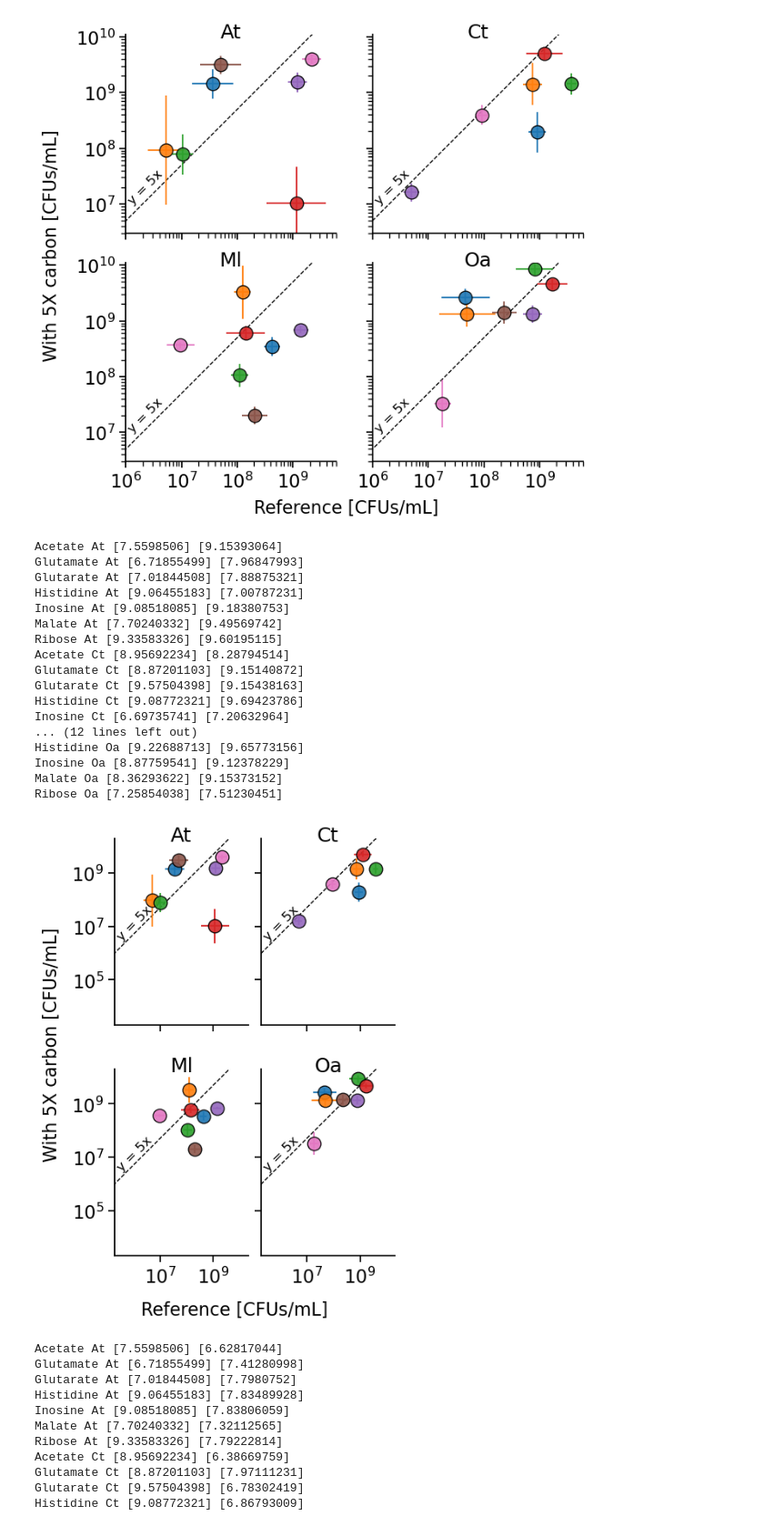
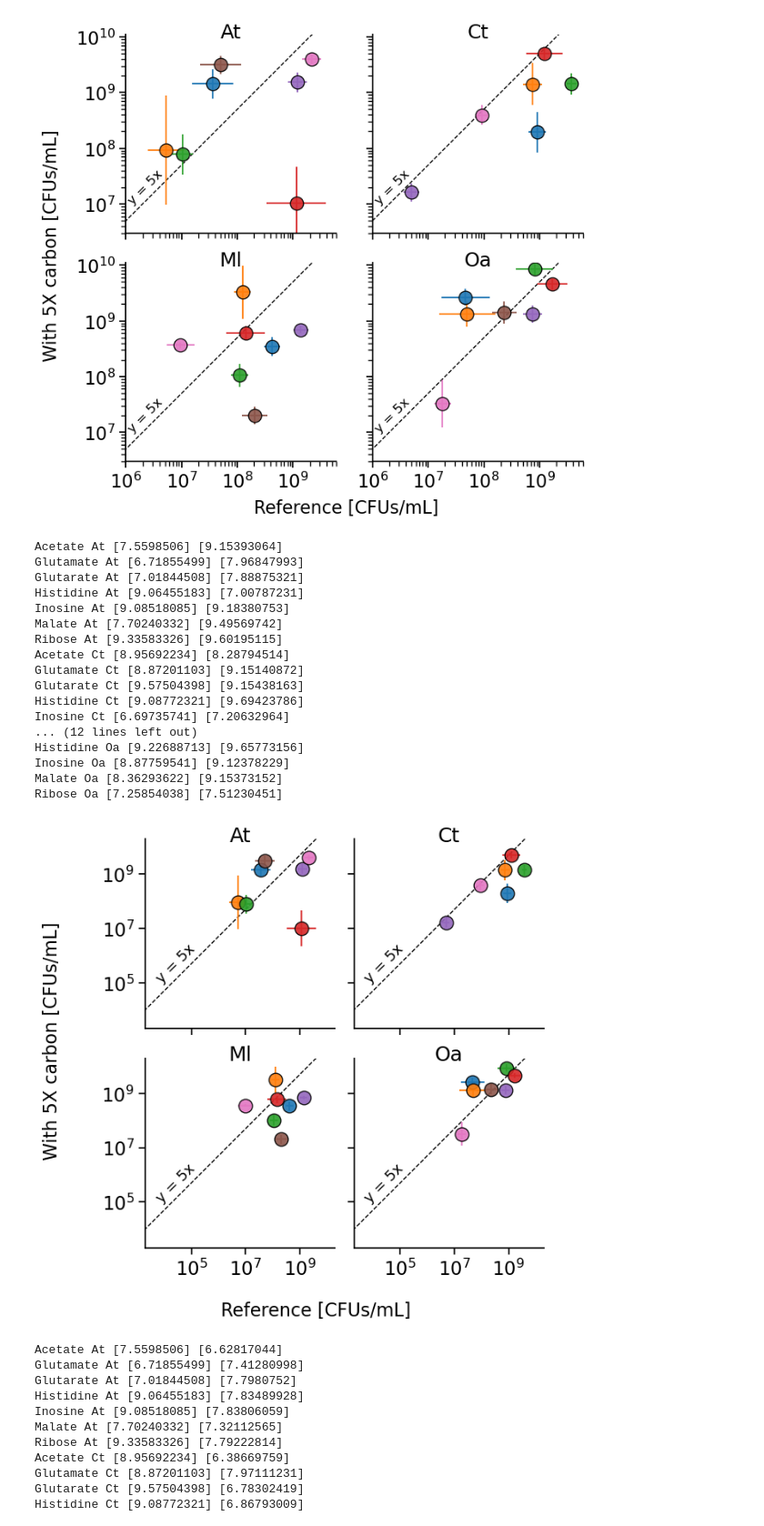
Before and after one commit to sulheim/coexistence, a Jupyter notebook: notebooks/3_assembly_2/3A_analyse_second_assembly.ipynb, the cells around one changed output. Shown at 91% size. Saved outputs shown, nothing was run; the diff lists cells and outputs as text; code cells hidden in the pictures.

```diff
--- a/notebooks/3_assembly_2/3A_analyse_second_assembly.ipynb
+++ b/notebooks/3_assembly_2/3A_analyse_second_assembly.ipynb
@@ -617,20 +593,0 @@ cs_to_group
-# %%
-idx = df_mean78['Group'].isin(['Reference', 'With AA & vitamins', '1/50x carbon', '5x carbon'])
-ax = sns.boxplot(df_mean78.loc[idx], x = 'Group', y = 'Abundance rank',
-            hue= 'Species', hue_order=strains,palette=palette,legend=False,
-            color = 'w',
-            dodge=True,
-                 linecolor='grey',
-                    linewidth=1.5,
-                 boxprops = {'facecolor':'none'},
-                 fliersize=0)
-
-sns.stripplot(df_mean78.loc[idx], x = 'Group', y = 'Abundance rank',
-              size=7,
-              hue = 'Species', hue_order=strains,
-              dodge=True,
-              palette=palette,
-              legend=   False,
-            #   color = 'k'
-              )
-ax.set_xticklabels(ax.get_xticklabels(), rotation=20, ha='center')
@@ -1085,9 +910,9 @@ plt.savefig(figure_folder / 'vits_scatterplot_species.pdf', bbox_inches='tight')
 
 
 # Create the plot
-fig, axes = plt.subplots(2,2, sharex=True, sharey=True, figsize=(5,7))
+fig, axes = plt.subplots(2,2, sharex=True, sharey=True, figsize=(7,7))
 axes = axes.flatten()
-major_locator = LogLocator(base=10)
+major_locator = LogLocator(base=10, numticks=6)
 minor_locator = LogLocator(base=10, subs='auto')
 
 ref_carbon_sources = sorted(df_logmean78.loc[df_logmean78.Group=='Reference']['Base carbon source'].unique())
@@ -1128,21 +953,21 @@ for i, s in enumerate(strains):
     ax.set_yscale('log')
     ax.set_xscale('log')
     ax.set_ylim(2e3, 2e10)
-    ax.set_xlim(2e5, 2e10)
+    ax.set_xlim(2e3, 2e10)
     # ax.set_ylim(3e6, 10e9)
     # ax.set_xlim(3e6, 10e9)
     ax.plot(np.array([3e2, 1e11]), np.array([3e2,1e11]), lw=1, c='k', zorder=0, ls='--')
     # ax.text(2e4, 6e4, 'y=x', rotation=45, size=12)
     ax.set_aspect('equal', adjustable='box')
-    ax.text(2e5, 5e5, 'y=x', rotation=45, size = 12)
+    ax.text(4e3, 2e4, 'y = x', rotation=45, size = 13)
 
 
     ax.xaxis.set_major_locator(major_locator)
-    ax.xaxis.set_minor_locator(minor_locator)
+    # ax.xaxis.set_minor_locator(minor_locator)
     ax.yaxis.set_major_locator(major_locator)
-    ax.yaxis.set_minor_locator(minor_locator)
+    # ax.yaxis.set_minor_locator(minor_locator)
 
-plt.subplots_adjust(hspace=0.15, wspace=0.1,left = 0.2)
+plt.subplots_adjust(hspace=0., wspace=0.1,left = 0.2)
 sns.despine()
 fig.supylabel('With vitamins and AAs [CFUs/mL]', size=16)
 fig.supxlabel('Reference [CFUs/mL]', size=16)
@@ -1286,9 +1062,9 @@ Ribose Oa [7.25854038] [7.51230451]
 [figure]
 # %%
 # Use df_logmean78 instead of df_mean78 for log-transformed statistics
-fig, axes = plt.subplots(2,2, sharex=True, sharey=True, figsize=(5,7))
+fig, axes = plt.subplots(2,2, sharex=True, sharey=True, figsize=(7,7))
 axes = axes.flatten()
-major_locator = LogLocator(base=10)
+major_locator = LogLocator(base=10, numticks=6)
 minor_locator = LogLocator(base=10, subs='auto')
 
 ref_carbon_sources = sorted(df_logmean78.loc[df_logmean78.Group=='Reference']['Base carbon source'].unique())
@@ -1332,42 +1108,42 @@ for i, s in enumerate(strains):
     ax.set_yscale('log')
     ax.set_xscale('log')
     ax.set_ylim(2e3, 2e10)
-    ax.set_xlim(2e5, 2e10)
+    ax.set_xlim(2e3, 2e10)
 
     # ax.set_ylim(3e6, 1.1e10)
     # ax.set_xlim(1e6, 6e9)
     xarr = np.array([1e2, 2e10])
     ax.plot(xarr, xarr*5, lw=1, c='k', zorder=0, ls='--')
-    ax.text(2e5, 3e6, 'y = 5x', rotation=45, size=12)
+    ax.text(4e3, 1e5, 'y = 5x', rotation=45, size = 13)
     ax.set_aspect('equal', adjustable='box')
 
     # Ensure same ticks on both axes
     ax.xaxis.set_major_locator(major_locator)
     ax.yaxis.set_major_locator(major_locator)
     ax.xaxis.set_minor_locator(minor_locator)
     ax.yaxis.set_minor_locator(minor_locator)
 
-plt.subplots_adjust(hspace=0.15, wspace=0.1,left = 0.2)
+plt.subplots_adjust(hspace=0, wspace=0.1,left = 0.2)
 sns.despine()
 fig.supylabel('With 5X carbon [CFUs/mL]', size=16)
 fig.supxlabel('Reference [CFUs/mL]', size=16)
 plt.savefig(figure_folder / '5x_scatterplot_species_equal.pdf', bbox_inches='tight')
 # %% [output]
 Acetate At [7.5598506] [9.15393064]
 Glutamate At [6.71855499] [7.96847993]
 Glutarate At [7.01844508] [7.88875321]
 Histidine At [9.06455183] [7.00787231]
 Inosine At [9.08518085] [9.18380753]
 Malate At [7.70240332] [9.49569742]
 Ribose At [9.33583326] [9.60195115]
 Acetate Ct [8.95692234] [8.28794514]
 Glutamate Ct [8.87201103] [9.15140872]
 Glutarate Ct [9.57504398] [9.15438163]
 Histidine Ct [9.08772321] [9.69423786]
 Inosine Ct [6.69735741] [7.20632964]
 ... (12 lines left out)
 Histidine Oa [9.22688713] [9.65773156]
 Inosine Oa [8.87759541] [9.12378229]
 Malate Oa [8.36293622] [9.15373152]
 Ribose Oa [7.25854038] [7.51230451]
-[figure, old version]
+[figure, new version]
```
Also changed, not shown: parts of 24 cells of this notebook, 11 other files.
